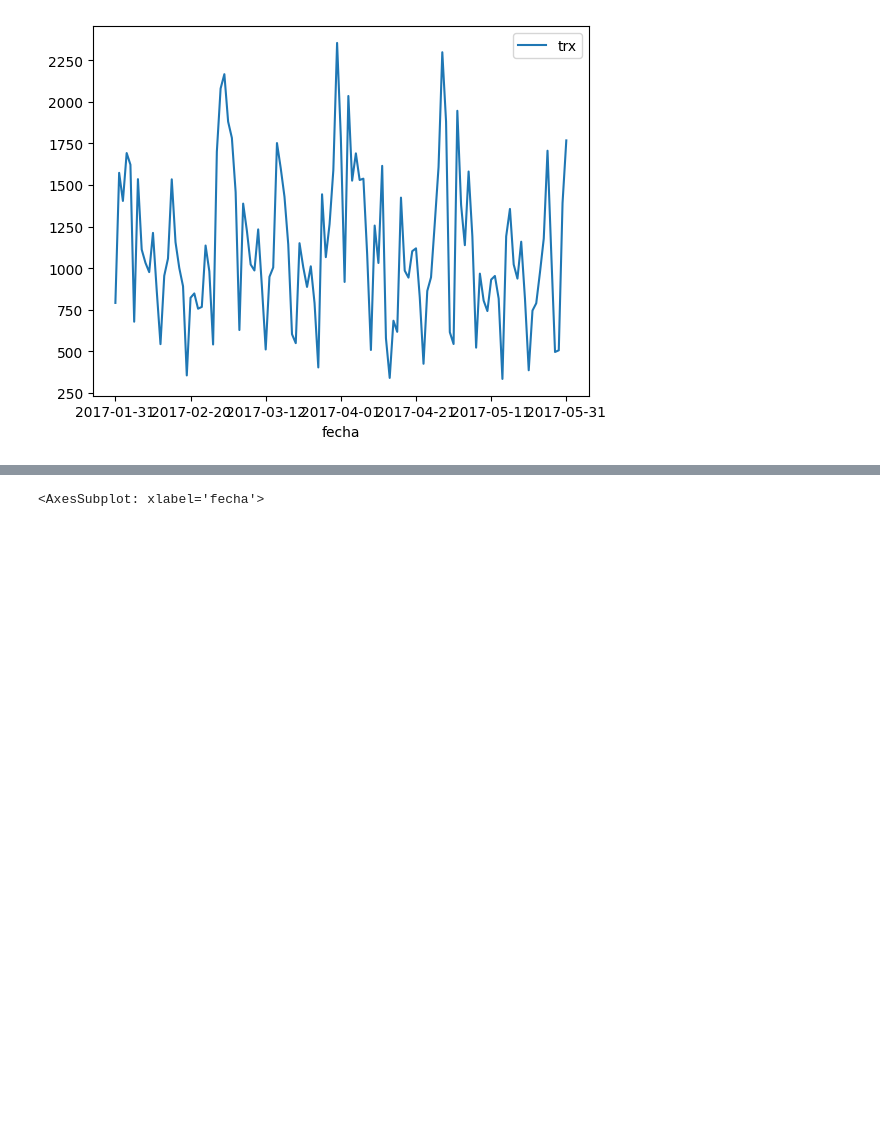
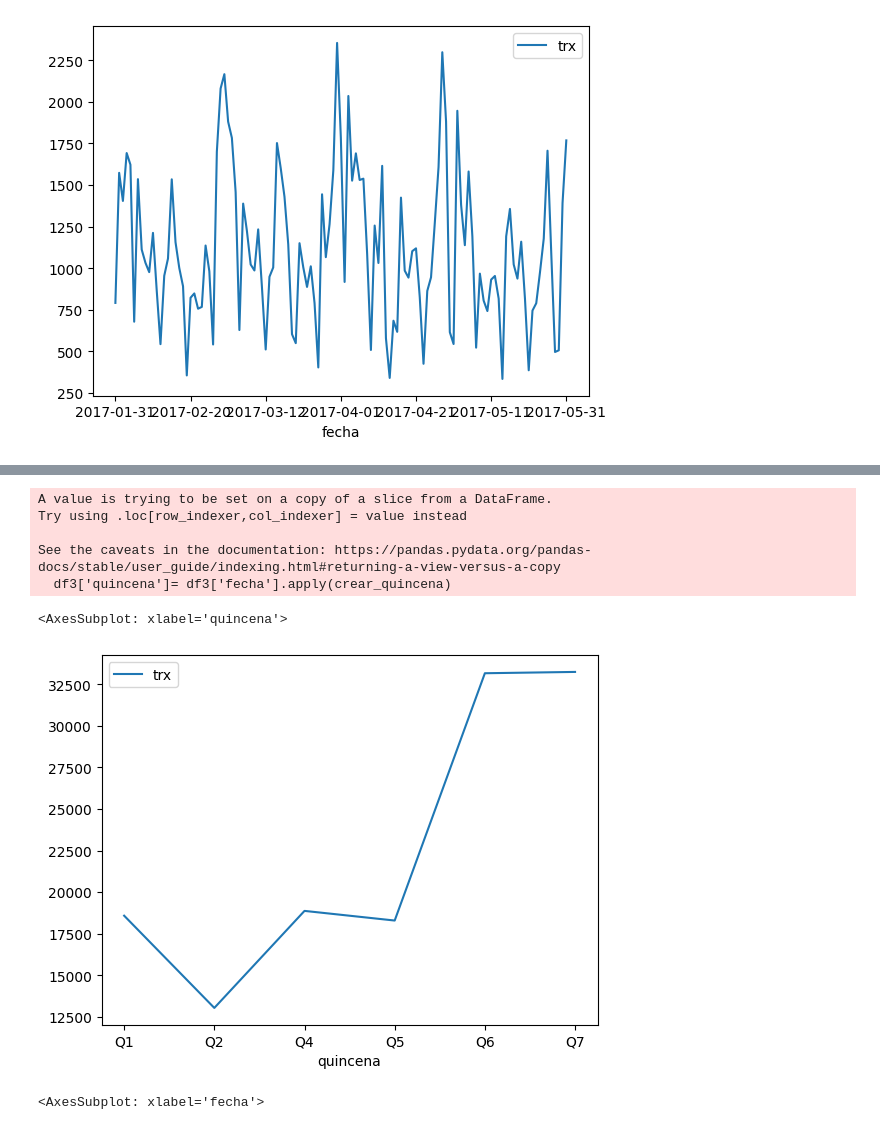
Before and after one commit to barrios420/Prueba-Avista, a Jupyter notebook: Solucion Prueba.ipynb, the cells around one changed output, grey strips where cells are left out. Drawn from its saved outputs; the diff is of its cells as text; code cells hidden in the pictures; blank space fills up the shorter version.

```diff
--- a/Solucion Prueba.ipynb
+++ b/Solucion Prueba.ipynb
@@ -158,3 +183,34 @@ df3[['trx','fecha']].groupby(['fecha']).sum().plot(kind='line')
+# %%
+#Tendencia por quincena
+
+def crear_quincena(x):
+    if x>='2017-01-31' and x<='2017-02-15':
+        return 'Q1'
+    elif x>'2017-02-15' and x<'2017-03-01':
+        return 'Q2'
+    elif x>='2017-03-01' and x<='2017-03-15':
+        return 'Q4'
+    elif x>'2017-03-15' and x<'2017-04-01':
+        return 'Q5'
+    elif x>='2017-04-01' and x<='2017-04-15':
+        return 'Q6'
+    elif x>'2017-04-15' and x<'2017-05-01':
+        return 'Q7'
+    elif x>='2017-05-01' and x<='2017-05-15':
+        return 'Q6'
+    elif x>'2017-05-15':
+        return 'Q7'
+
+df3['quincena']= df3['fecha'].apply(crear_quincena)
+df3[['trx','quincena']].groupby(['quincena']).sum().plot(kind='line')
+# %% [output]
+A value is trying to be set on a copy of a slice from a DataFrame.
+Try using .loc[row_indexer,col_indexer] = value instead
+
+See the caveats in the documentation: https://pandas.pydata.org/pandas-docs/stable/user_guide/indexing.html#returning-a-view-versus-a-copy
+  df3['quincena']= df3['fecha'].apply(crear_quincena)
+<AxesSubplot: xlabel='quincena'>
+[figure, added]
 # %%
 ## Tendencia por operacion
 oper_0= df2[(df2['oper']==0)]
```
Also changed, not shown: parts of 3 cells of this notebook.
